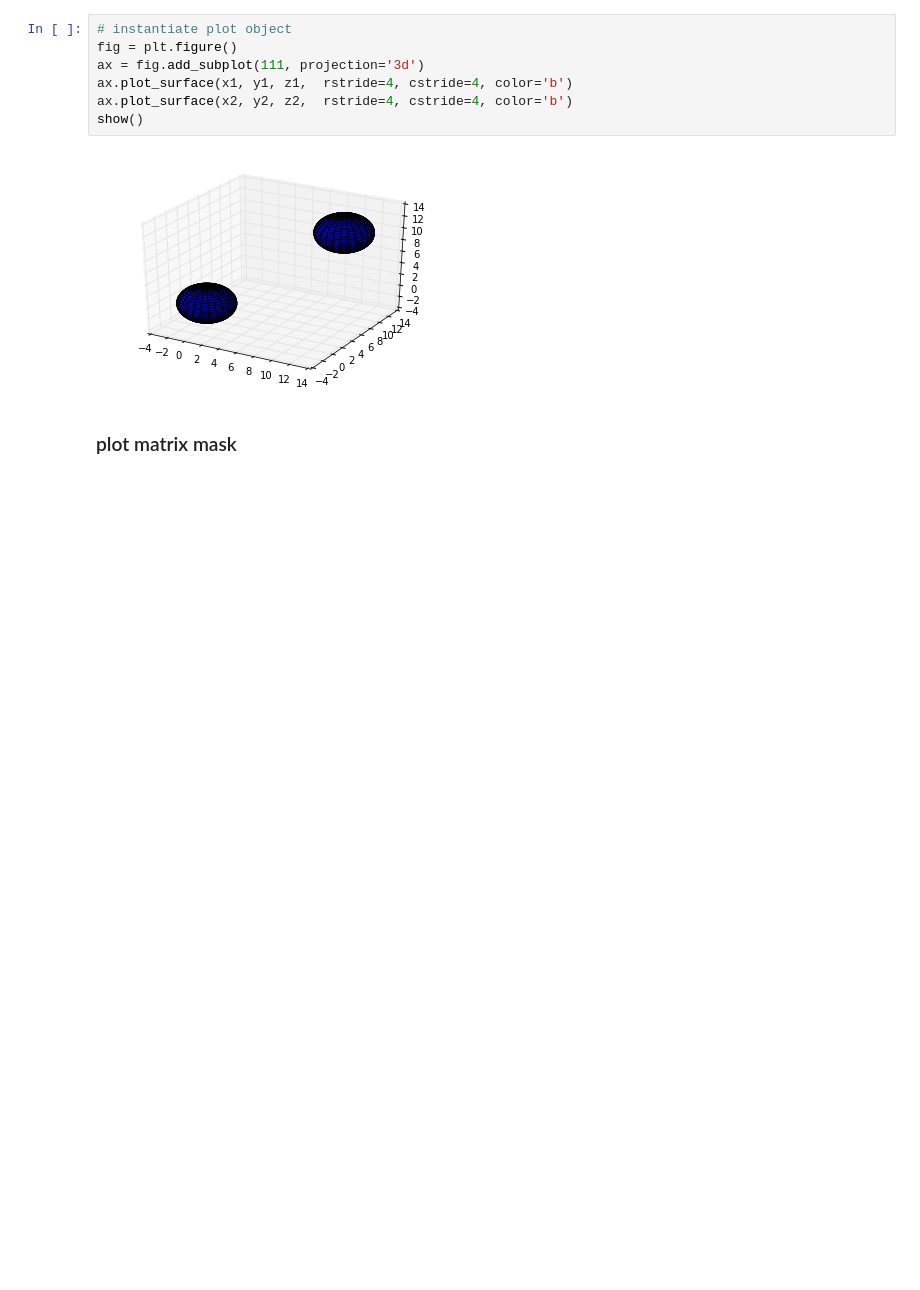
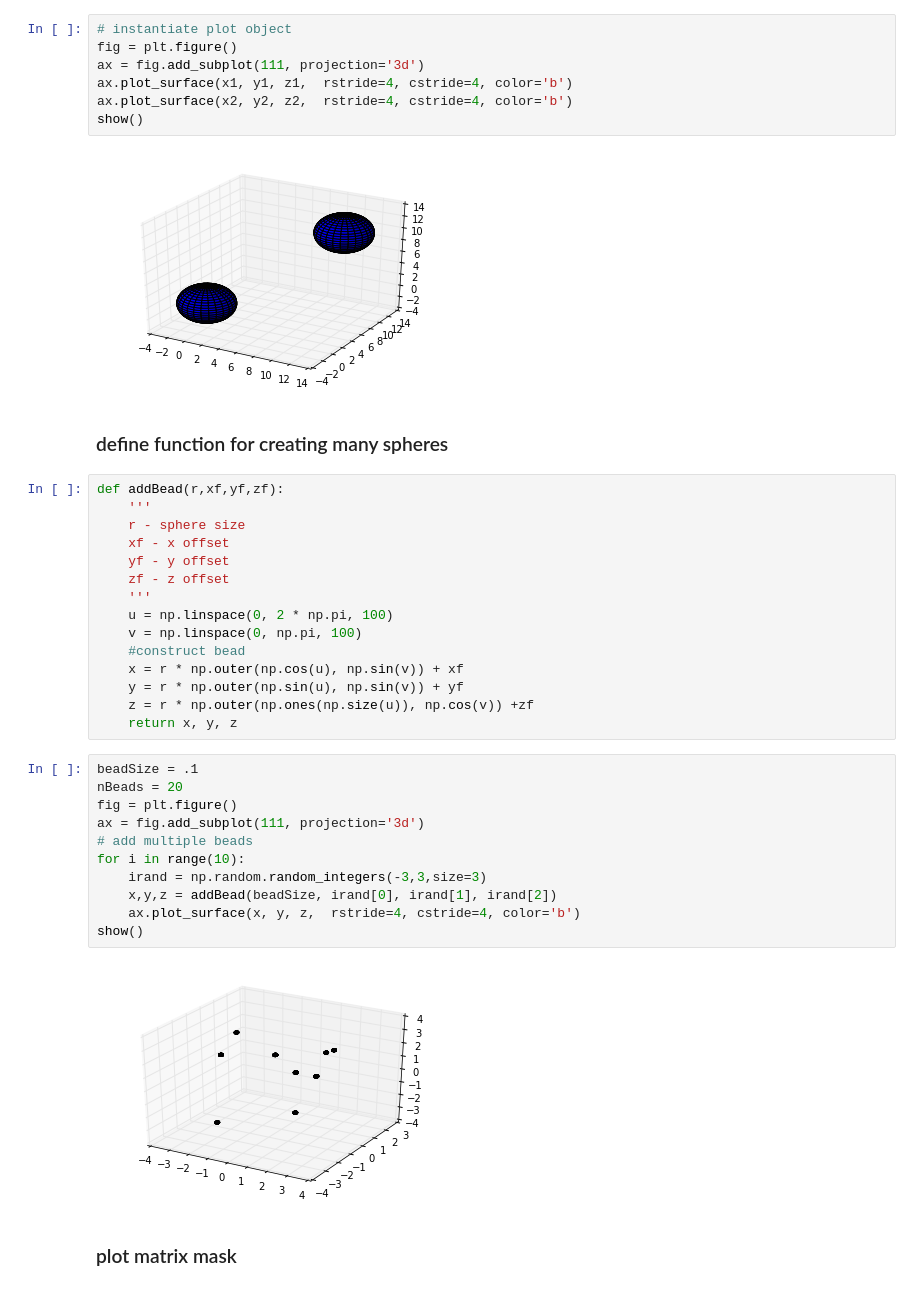
Before and after one commit to lhogstrom/ThornsInRoses, a Jupyter notebook: SPIM_simulation/surface_sphere_3d.ipynb, the cells around one changed output. Saved outputs shown, nothing was run; the diff lists cells and outputs as text; blank space fills up the shorter version.

Commit message:
multiple bead plot

```diff
--- a/SPIM_simulation/surface_sphere_3d.ipynb
+++ b/SPIM_simulation/surface_sphere_3d.ipynb
@@ -96,6 +96,36 @@ ax.plot_surface(x2, y2, z2,  rstride=4, cstride=4, color='b')
 show()
 # %% [output]
 [figure]
+# %% [markdown]
+### define function for creating many spheres ####
+# %%
+def addBead(r,xf,yf,zf):
+    '''
+    r - sphere size
+    xf - x offset
+    yf - y offset
+    zf - z offset
+    '''
+    u = np.linspace(0, 2 * np.pi, 100)
+    v = np.linspace(0, np.pi, 100)
+    #construct bead
+    x = r * np.outer(np.cos(u), np.sin(v)) + xf
+    y = r * np.outer(np.sin(u), np.sin(v)) + yf
+    z = r * np.outer(np.ones(np.size(u)), np.cos(v)) +zf
+    return x, y, z
+# %%
+beadSize = .1
+nBeads = 20
+fig = plt.figure()
+ax = fig.add_subplot(111, projection='3d')
+# add multiple beads
+for i in range(10):
+    irand = np.random.random_integers(-3,3,size=3)
+    x,y,z = addBead(beadSize, irand[0], irand[1], irand[2])
+    ax.plot_surface(x, y, z,  rstride=4, cstride=4, color='b')
+show()
+# %% [output]
+[figure, added]
 # %% [markdown]
 ### plot matrix mask ###
 # %%
```
Also changed, not shown: parts of 2 cells of this notebook.
